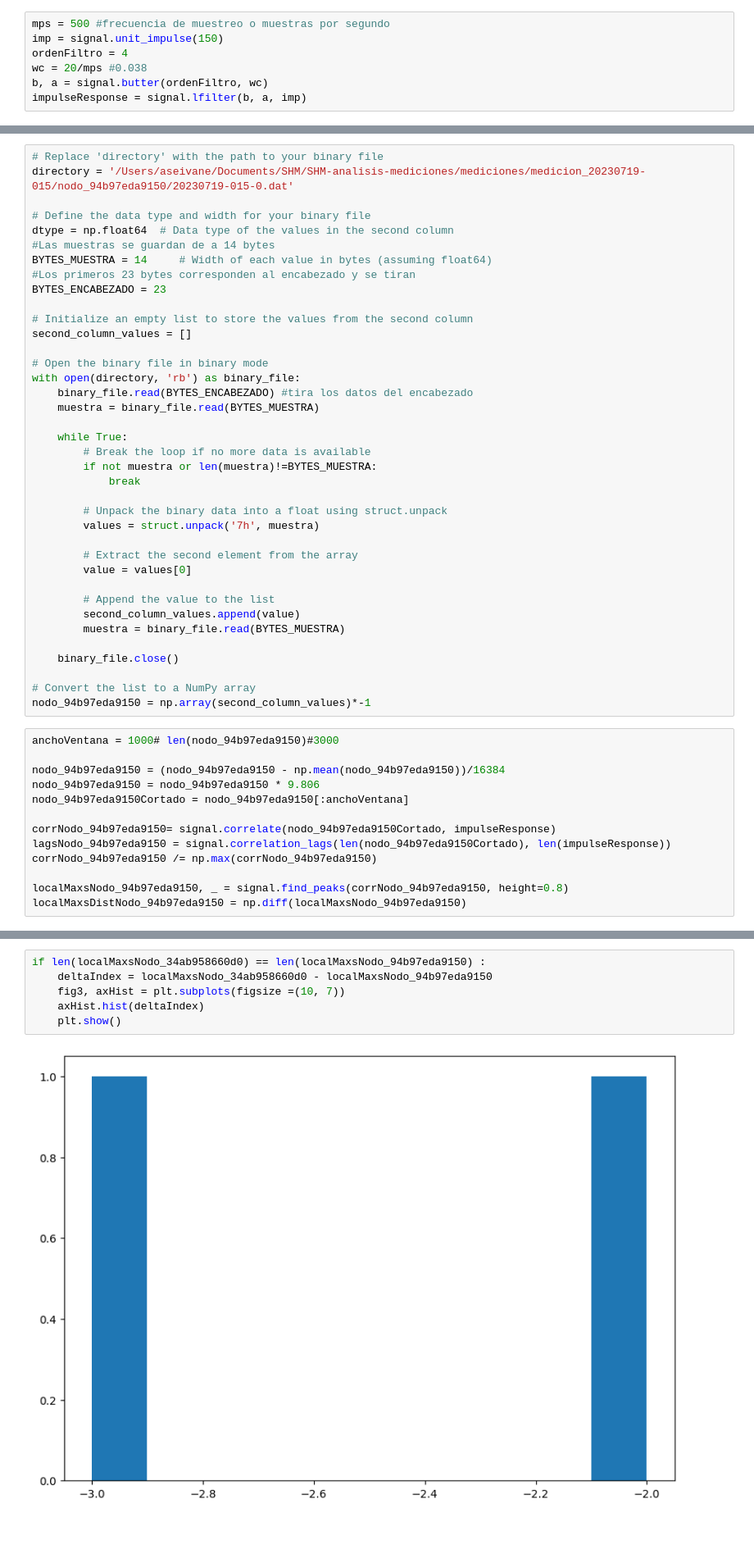
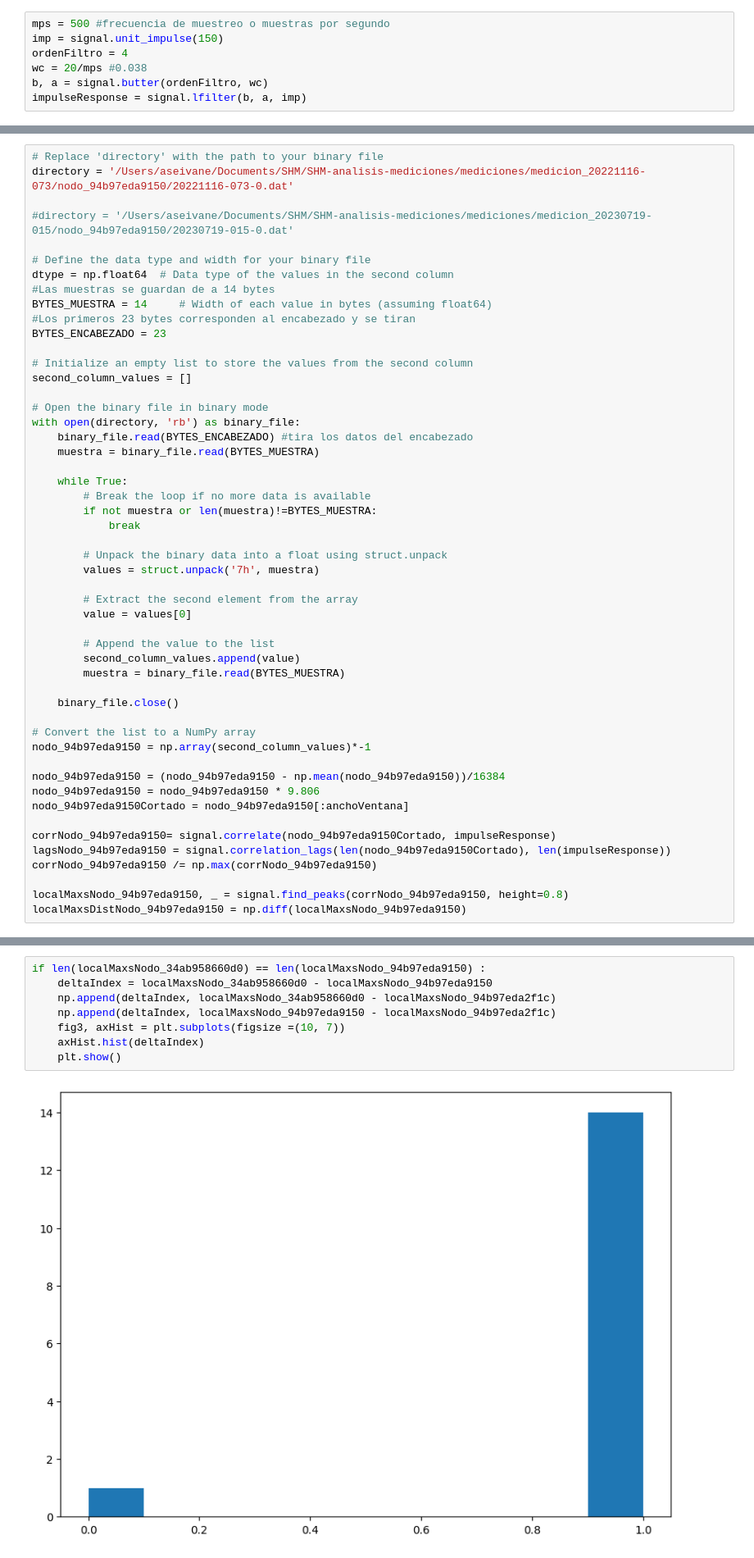
Before and after one commit to aseivane/SHM-analisis-mediciones, a Jupyter notebook: notebook-analisis.ipynb, the cells around one changed output, grey strips where cells are left out. Shown at 82% size. Saved outputs shown, nothing was run; the diff lists cells and outputs as text; blank space fills up the shorter version.

Commit message:
analisis con 4 sensores

```diff
--- a/notebook-analisis.ipynb
+++ b/notebook-analisis.ipynb
@@ -65,6 +79,8 @@ nodo_34ab958660d0 = np.array(second_column_values)
 # %%
 # Replace 'directory' with the path to your binary file
-directory = '/Users/aseivane/Documents/SHM/SHM-analisis-mediciones/mediciones/medicion_20230719-015/nodo_94b97eda9150/20230719-015-0.dat'
+directory = '/Users/aseivane/Documents/SHM/SHM-analisis-mediciones/mediciones/medicion_20221116-073/nodo_94b97eda9150/20221116-073-0.dat'
+
+#directory = '/Users/aseivane/Documents/SHM/SHM-analisis-mediciones/mediciones/medicion_20230719-015/nodo_94b97eda9150/20230719-015-0.dat'
 
 # Define the data type and width for your binary file
 dtype = np.float64  # Data type of the values in the second column
@@ -100,16 +116,14 @@ with open(directory, 'rb') as binary_file:
 
 # Convert the list to a NumPy array
 nodo_94b97eda9150 = np.array(second_column_values)*-1
+
+nodo_94b97eda9150 = (nodo_94b97eda9150 - np.mean(nodo_94b97eda9150))/16384
+nodo_94b97eda9150 = nodo_94b97eda9150 * 9.806
+nodo_94b97eda9150Cortado = nodo_94b97eda9150[:anchoVentana]
+
+corrNodo_94b97eda9150= signal.correlate(nodo_94b97eda9150Cortado, impulseResponse)
+lagsNodo_94b97eda9150 = signal.correlation_lags(len(nodo_94b97eda9150Cortado), len(impulseResponse))
+corrNodo_94b97eda9150 /= np.max(corrNodo_94b97eda9150)
+
+localMaxsNodo_94b97eda9150, _ = signal.find_peaks(corrNodo_94b97eda9150, height=0.8)
+localMaxsDistNodo_94b97eda9150 = np.diff(localMaxsNodo_94b97eda9150)
-# %%
-anchoVentana = 1000# len(nodo_94b97eda9150)#3000
-
-nodo_94b97eda9150 = (nodo_94b97eda9150 - np.mean(nodo_94b97eda9150))/16384
-nodo_94b97eda9150 = nodo_94b97eda9150 * 9.806
-nodo_94b97eda9150Cortado = nodo_94b97eda9150[:anchoVentana]
-
-corrNodo_94b97eda9150= signal.correlate(nodo_94b97eda9150Cortado, impulseResponse)
-lagsNodo_94b97eda9150 = signal.correlation_lags(len(nodo_94b97eda9150Cortado), len(impulseResponse))
-corrNodo_94b97eda9150 /= np.max(corrNodo_94b97eda9150)
-
-localMaxsNodo_94b97eda9150, _ = signal.find_peaks(corrNodo_94b97eda9150, height=0.8)
-localMaxsDistNodo_94b97eda9150 = np.diff(localMaxsNodo_94b97eda9150)
@@ -170,8 +227,10 @@ plt.show()
 # %%
 if len(localMaxsNodo_34ab958660d0) == len(localMaxsNodo_94b97eda9150) :
     deltaIndex = localMaxsNodo_34ab958660d0 - localMaxsNodo_94b97eda9150
+    np.append(deltaIndex, localMaxsNodo_34ab958660d0 - localMaxsNodo_94b97eda2f1c)
+    np.append(deltaIndex, localMaxsNodo_94b97eda9150 - localMaxsNodo_94b97eda2f1c)
     fig3, axHist = plt.subplots(figsize =(10, 7))
     axHist.hist(deltaIndex)
     plt.show()
 # %% [output]
-[figure, old version]
+[figure, new version]
```
Also changed, not shown: parts of 5 cells of this notebook.
